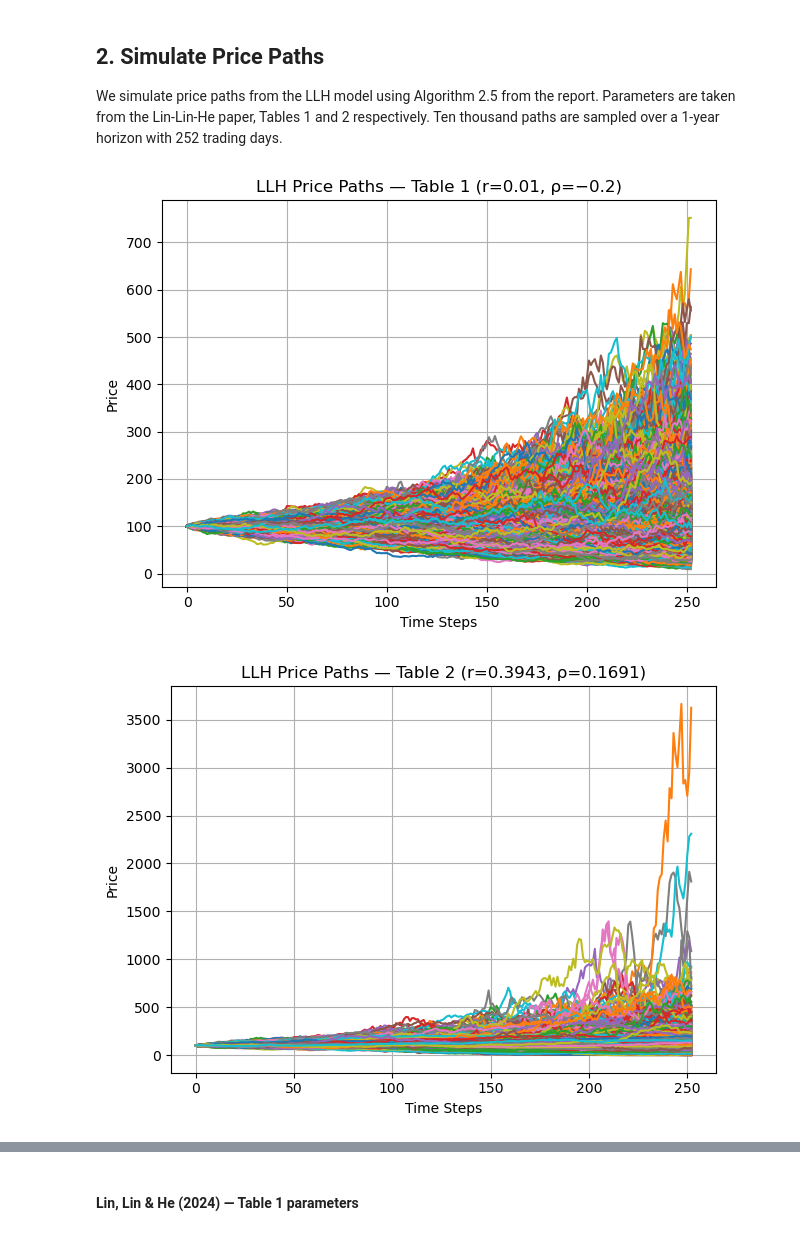
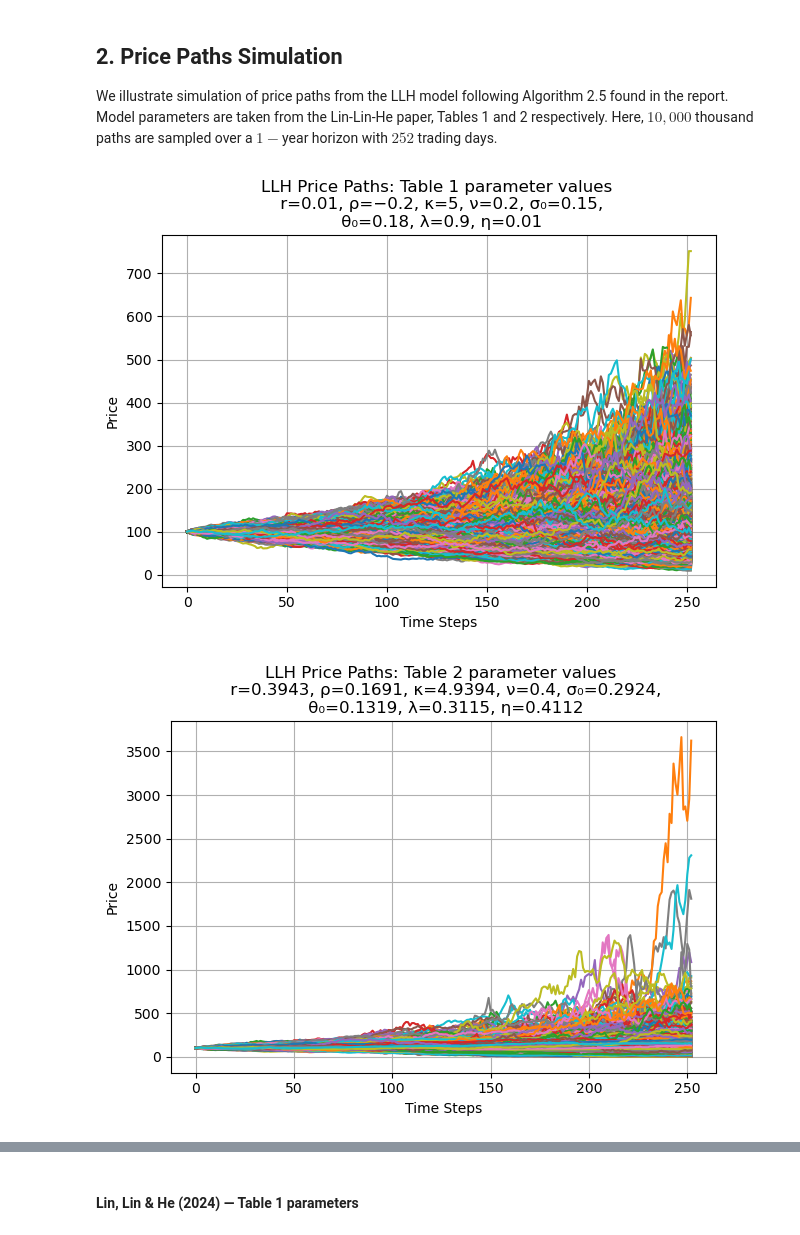
Before and after one commit to ramiuness/american-option-pricing-stoch-vol, a Jupyter notebook: notebooks/european_pricing.ipynb, the cells around one changed output, grey strips where cells are left out. Drawn from its saved outputs; the diff is of its cells as text; code cells hidden in the pictures.

```diff
--- a/notebooks/european_pricing.ipynb
+++ b/notebooks/european_pricing.ipynb
@@ -53,7 +42,6 @@ correction is valid.
 # %% [markdown]
 <a id="simulate"></a>
-## 2. Simulate Price Paths
+## 2. Price Paths Simulation
 
-We simulate price paths from the LLH model using Algorithm 2.5 from the report.
-Parameters are taken from the Lin-Lin-He paper, Tables 1 and 2 respectively.
-Ten thousand paths are sampled over a 1-year horizon with 252 trading days.
+We illustrate simulation of price paths from the LLH model following Algorithm 2.5 found in the report.
+Model parameters are taken from the Lin-Lin-He paper, Tables 1 and 2 respectively. Here, $10, 000$ thousand paths are sampled over a $1-$year horizon with $252$ trading days.
@@ -60,20 +59,24 @@ Ten thousand paths are sampled over a 1-year horizon with 252 trading days.
 # %%
-# Table 1 parameters
+# Model with Lin-Lin-He paper-Table 1 parameters
 model_t1 = pm.ImprovedSteinStein(
     r=0.01, rho=-0.2, kappa=5, nu=0.2,
     sigma0=0.15, theta0=0.18, lam=0.9, eta=0.01, seed=123
 )
+
+# Simulate and plot price paths
 res_t1 = model_t1.simulate_prices(S0=100.0, T=1.0, n_steps_mc=252, n_paths=10000)
-pm.plot(res_t1['S'].T, title="LLH Price Paths — Table 1 (r=0.01, ρ=−0.2)")
+pm.plot(res_t1['S'].T, title="LLH Price Paths: Table 1 parameter values \n r=0.01, ρ=−0.2, κ=5, ν=0.2, σ₀=0.15,\n θ₀=0.18, λ=0.9, η=0.01")
 # %% [output]
-[figure, old version]
+[figure, new version]
 # %%
-# Table 2 parameters
+# Model with Lin-Lin-He paper-Table 2 parameters
 model_t2 = pm.ImprovedSteinStein(
     r=0.3943, rho=0.1691, kappa=4.9394, nu=0.4,
     sigma0=0.2924, theta0=0.1319, lam=0.3115, eta=0.4112, seed=123
 )
+
+# Simulate and plot price paths
 res_t2 = model_t2.simulate_prices(S0=100.0, T=1.0, n_steps_mc=252, n_paths=10000)
-pm.plot(res_t2['S'].T, title="LLH Price Paths — Table 2 (r=0.3943, ρ=0.1691)")
+pm.plot(res_t2['S'].T, title="LLH Price Paths: Table 2 parameter values \n r=0.3943, ρ=0.1691, κ=4.9394, ν=0.4, σ₀=0.2924,\n θ₀=0.1319, λ=0.3115, η=0.4112")
 # %% [output]
-[figure, old version]
+[figure, new version]
```
Also changed, not shown: parts of 44 cells of this notebook, 3 other files.
